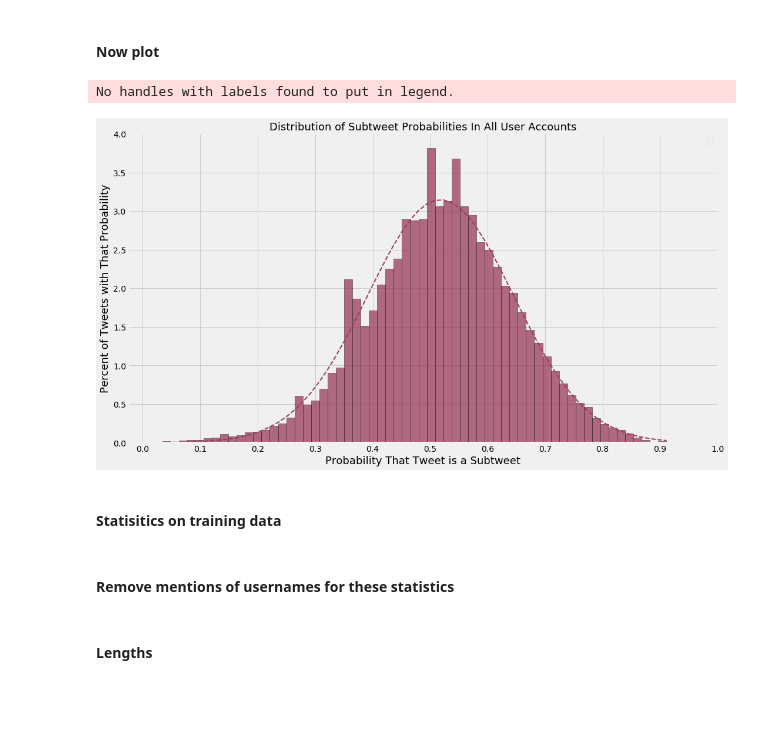
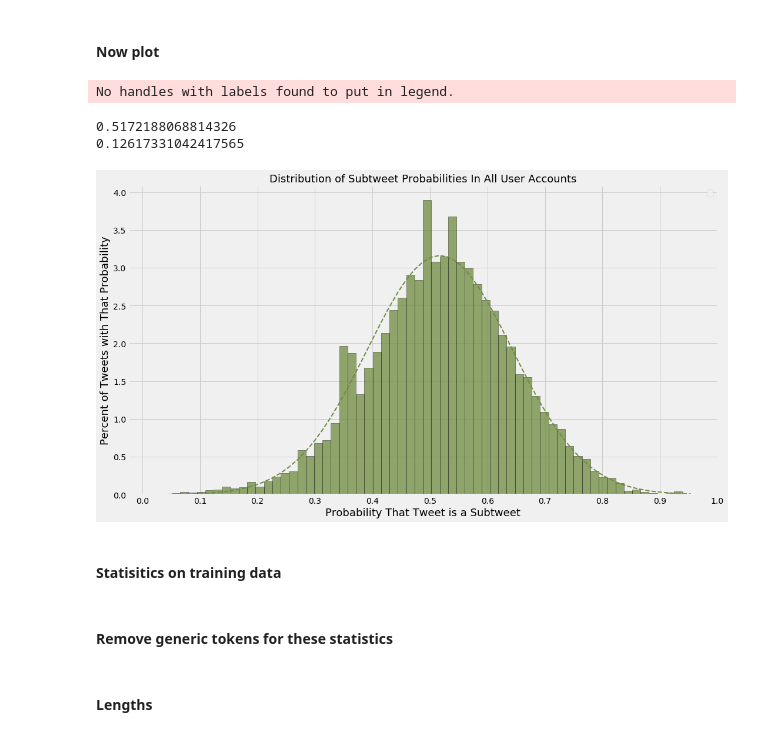
Before and after one commit to segalgouldn/Senior-Project-Subtweets, a Jupyter notebook: development/classifier_creator.ipynb, the cells around one changed output. Drawn from its saved outputs; the diff is of its cells as text; code cells hidden in the pictures; blank space fills up the shorter version.

```diff
--- a/development/classifier_creator.ipynb
+++ b/development/classifier_creator.ipynb
@@ -532,32 +585,35 @@ new_tests_df_stats
 # %%
 fig = plt.figure(figsize=(16, 9))
 ax = fig.add_subplot(111)
 
 n, bins, patches = ax.hist(new_tests_df["SubtweetProbability"].tolist(),
                            bins="scott",
-                           color="#983B59",
+                           color="#6E8B3D",
                            edgecolor="black",
                            density=True,
                            alpha=0.75)
+print(new_tests_df_stats["SubtweetProbability"][1])
+print(new_tests_df_stats["SubtweetProbability"][2])
+line = scipy.stats.norm.pdf(bins, new_tests_df_stats["SubtweetProbability"][1],
+                            new_tests_df_stats["SubtweetProbability"][2])
 
-line = scipy.stats.norm.pdf(bins, new_tests_df_stats["SubtweetProbability"][1],
-                              new_tests_df_stats["SubtweetProbability"][2])
-
-ax.plot(bins, line, "--", color="#983B59", linewidth=2)
+ax.plot(bins, line, "--", color="#6E8B3D", linewidth=2)
 
 
 ax.set_xticks([float(x/10) for x in range(11)], minor=False)
 ax.set_title("Distribution of Subtweet Probabilities In All User Accounts", fontsize=18)
 ax.set_xlabel("Probability That Tweet is a Subtweet", fontsize=18)
 ax.set_ylabel("Percent of Tweets with That Probability", fontsize=18)
 
 ax.legend()
 
 plt.show()
 # %% [output]
 No handles with labels found to put in legend.
+0.5172188068814326
+0.12617331042417565
-[figure, old version]
+[figure, new version]
 # %% [markdown]
 #### Statisitics on training data
 # %% [markdown]
-#### Remove mentions of usernames for these statistics
+#### Remove generic tokens for these statistics
```
Also changed, not shown: parts of 88 cells of this notebook, 52 other files.
